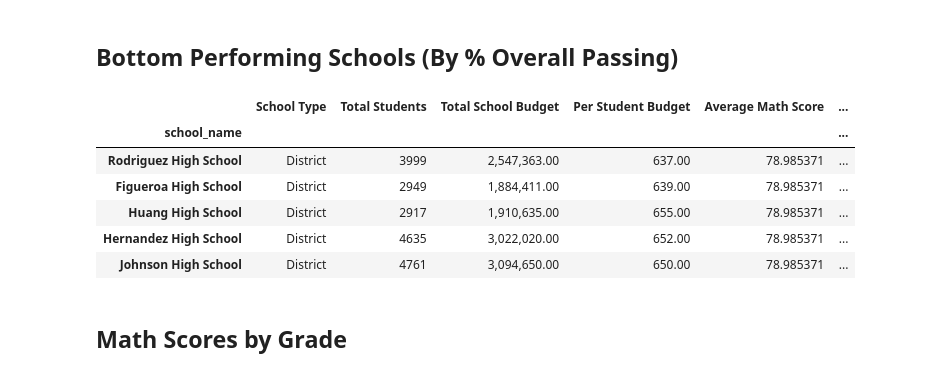
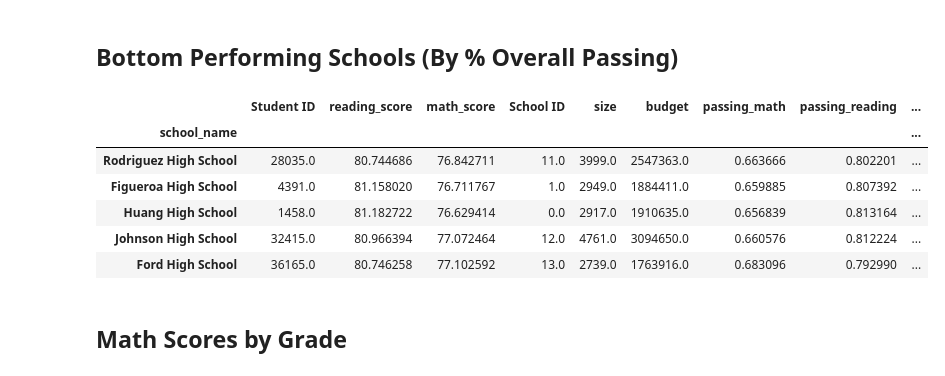
Before and after one commit to tdempsey/PyCitySchool_solved, a Jupyter notebook: PyCitySchools_starter_final.ipynb, the cells around one changed output. Saved outputs shown, nothing was run; the diff lists cells and outputs as text; code cells hidden in the pictures.

```diff
--- a/PyCitySchools_starter_final.ipynb
+++ b/PyCitySchools_starter_final.ipynb
@@ -426,3 +409,3 @@ per_school_summary["Per Student Budget"] = per_school_summary["Per Student Budge
 # %%
 # Display the DataFrame
-per_school_summary
+per_school_summary = school_group ### 230314
@@ -463,16 +448,16 @@ top_schools.head()
 # %%
 # Sort the schools by `% Overall Passing` in ascending order and display the top 5 rows.
 #school_data_complete.sort_values("Student ID")
-bottom_schools = per_school_summary.sort_values("% Overall Passing", ascending=True)
+bottom_schools = per_school_summary.sort_values("% Overall Passing Rate", ascending=True)
 bottom_schools.head()
 # %% [output]
-|  | School Type | Total Students | Total School Budget | Per Student Budget | Average Math Score | ... |
-| school_name |  |  |  |  |  | ... |
-| Rodriguez High School | District | 3999 | 2,547,363.00 | 637.00 | 78.985371 | ... |
-| Figueroa High School | District | 2949 | 1,884,411.00 | 639.00 | 78.985371 | ... |
-| Huang High School | District | 2917 | 1,910,635.00 | 655.00 | 78.985371 | ... |
-| Hernandez High School | District | 4635 | 3,022,020.00 | 652.00 | 78.985371 | ... |
-| Johnson High School | District | 4761 | 3,094,650.00 | 650.00 | 78.985371 | ... |
+|  | Student ID | reading_score | math_score | School ID | size | budget | passing_math | passing_reading | ... |
+| school_name |  |  |  |  |  |  |  |  | ... |
+| Rodriguez High School | 28035.0 | 80.744686 | 76.842711 | 11.0 | 3999.0 | 2547363.0 | 0.663666 | 0.802201 | ... |
+| Figueroa High School | 4391.0 | 81.158020 | 76.711767 | 1.0 | 2949.0 | 1884411.0 | 0.659885 | 0.807392 | ... |
+| Huang High School | 1458.0 | 81.182722 | 76.629414 | 0.0 | 2917.0 | 1910635.0 | 0.656839 | 0.813164 | ... |
+| Johnson High School | 32415.0 | 80.966394 | 77.072464 | 12.0 | 4761.0 | 3094650.0 | 0.660576 | 0.812224 | ... |
+| Ford High School | 36165.0 | 80.746258 | 77.102592 | 13.0 | 2739.0 | 1763916.0 | 0.683096 | 0.792990 | ... |
 # %% [markdown]
 ## Math Scores by Grade
 # %%
```
Also changed, not shown: parts of 13 cells of this notebook, 2 other files.
